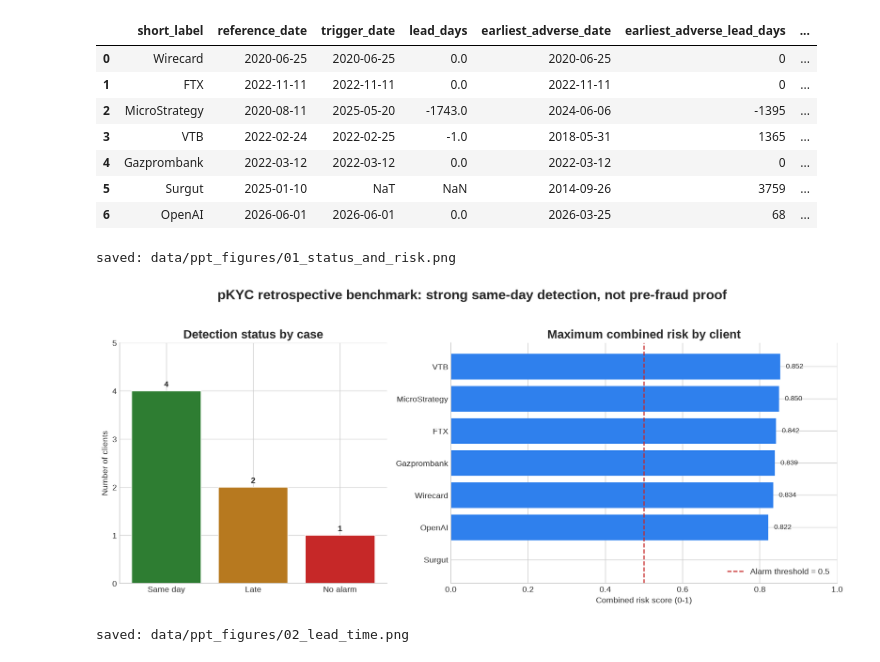
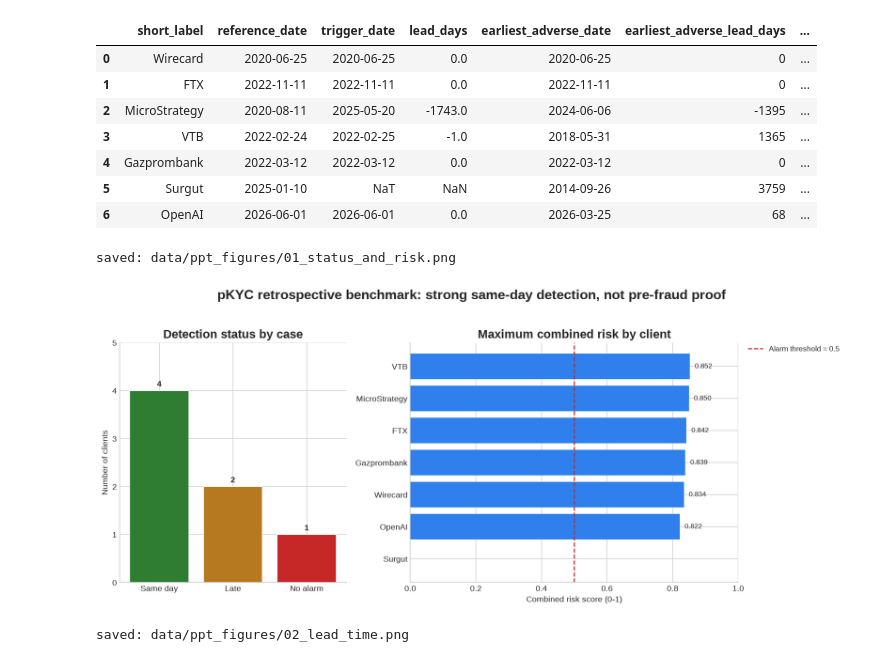
Before and after one commit to paulaa2/Amina-Bank-Dynamic-Risk-Profiling-System, a Jupyter notebook: notebooks/retro_lead_time_evaluation.ipynb, the cells around one changed output. Cells and saved outputs as stored; diff of their text form; code cells hidden in the pictures.

```diff
--- a/notebooks/retro_lead_time_evaluation.ipynb
+++ b/notebooks/retro_lead_time_evaluation.ipynb
@@ -54,9 +54,32 @@ COLORS = {
     "light_gray": "#e5e7eb",
 }
 
-def savefig(name: str):
+def legend_below(ax, ncol=2, fontsize=10):
+    ax.legend(
+        loc="upper center",
+        bbox_to_anchor=(0.5, -0.16),
+        ncol=ncol,
+        fontsize=fontsize,
+        frameon=False,
+    )
+
+
+def legend_right(ax, ncol=1, fontsize=10):
+    ax.legend(
+        loc="upper left",
+        bbox_to_anchor=(1.02, 1.0),
+        borderaxespad=0.0,
+        ncol=ncol,
+        fontsize=fontsize,
+        frameon=False,
+    )
+
+
+def savefig(name: str, bottom=0.12, right=0.98):
     path = FIG_DIR / f"{name}.png"
-    plt.tight_layout()
+    fig = plt.gcf()
+    fig.subplots_adjust(bottom=bottom, right=right)
+    fig.tight_layout()
     plt.savefig(path, bbox_inches="tight", transparent=False)
     print(f"saved: {path.relative_to(ROOT)}")
 # %%
@@ -144,36 +167,36 @@ cases[["short_label", "reference_date", "trigger_date", "lead_days", "earliest_a
 # %%
 fig, axes = plt.subplots(1, 2, figsize=(14, 5.8), gridspec_kw={"width_ratios": [0.9, 1.3]})
 
 status_order = ["same_day", "late", "no_alarm"]
 status_labels = ["Same day", "Late", "No alarm"]
 status_colors = [COLORS["green"], COLORS["amber"], COLORS["red"]]
 status_counts = cases["status"].value_counts().reindex(status_order, fill_value=0)
 
 axes[0].bar(status_labels, status_counts.values, color=status_colors, edgecolor="white", linewidth=1)
 axes[0].set_title("Detection status by case")
 axes[0].set_ylabel("Number of clients")
 axes[0].set_ylim(0, max(status_counts.max() + 1, 4))
 for idx, value in enumerate(status_counts.values):
     axes[0].text(idx, value + 0.05, str(value), ha="center", va="bottom", fontweight="bold")
 
 plot_df = cases.sort_values("max_combined_risk", ascending=True)
 colors = [COLORS["red"] if s == "no_alarm" else COLORS["blue"] for s in plot_df["status"]]
 axes[1].barh(plot_df["short_label"], plot_df["max_combined_risk"], color=colors)
 axes[1].axvline(0.5, color=COLORS["red"], linestyle="--", linewidth=1.5, label="Alarm threshold = 0.5")
 axes[1].set_title("Maximum combined risk by client")
 axes[1].set_xlabel("Combined risk score (0-1)")
 axes[1].set_xlim(0, 1)
-axes[1].legend(loc="lower right")
+legend_right(axes[1])
 for y, value in enumerate(plot_df["max_combined_risk"]):
     if value > 0:
         axes[1].text(value + 0.015, y, f"{value:.3f}", va="center", fontsize=9)
 
 fig.suptitle("pKYC retrospective benchmark: strong same-day detection, not pre-fraud proof", y=1.03, fontsize=18, fontweight="bold")
-savefig("01_status_and_risk")
+savefig("01_status_and_risk", right=0.82)
 plt.show()
 # %% [output]
 saved: data/ppt_figures/01_status_and_risk.png
-[figure, old version]
+[figure, new version]
 # %%
 lead_df = cases.copy()
 lead_df["lead_days_plot"] = lead_df["lead_days"].fillna(0).clip(lower=-30, upper=30)
```
Also changed, not shown: parts of 13 cells of this notebook, 26 other files.
